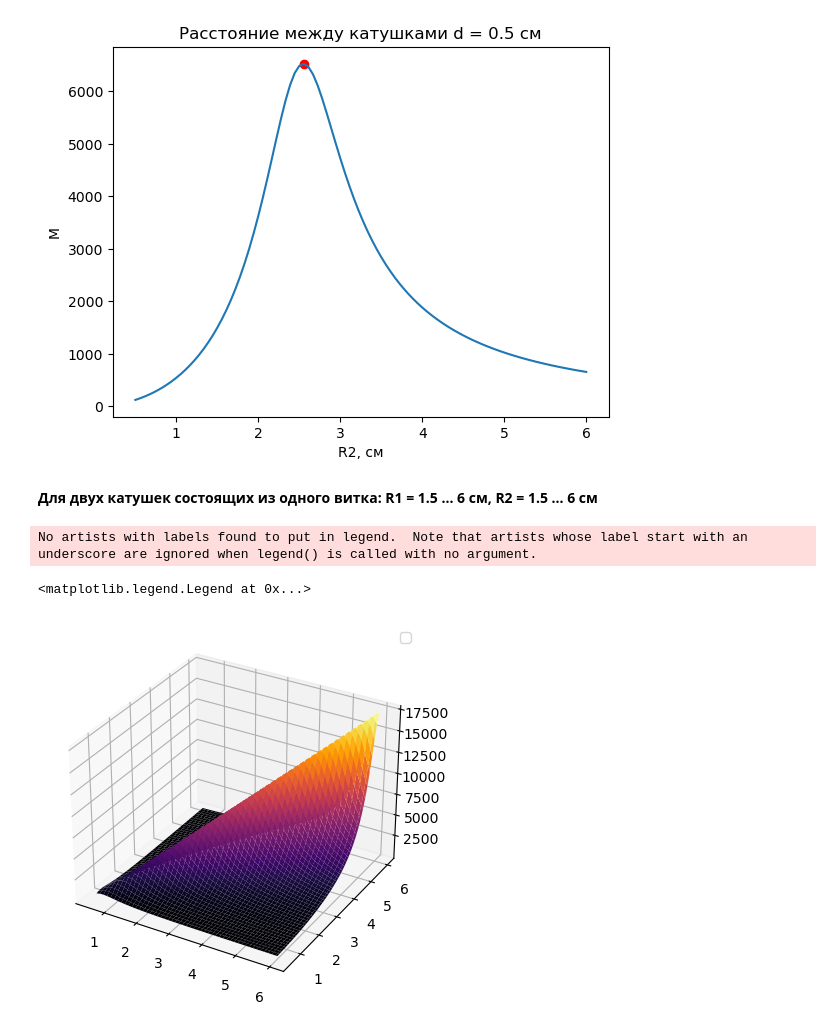
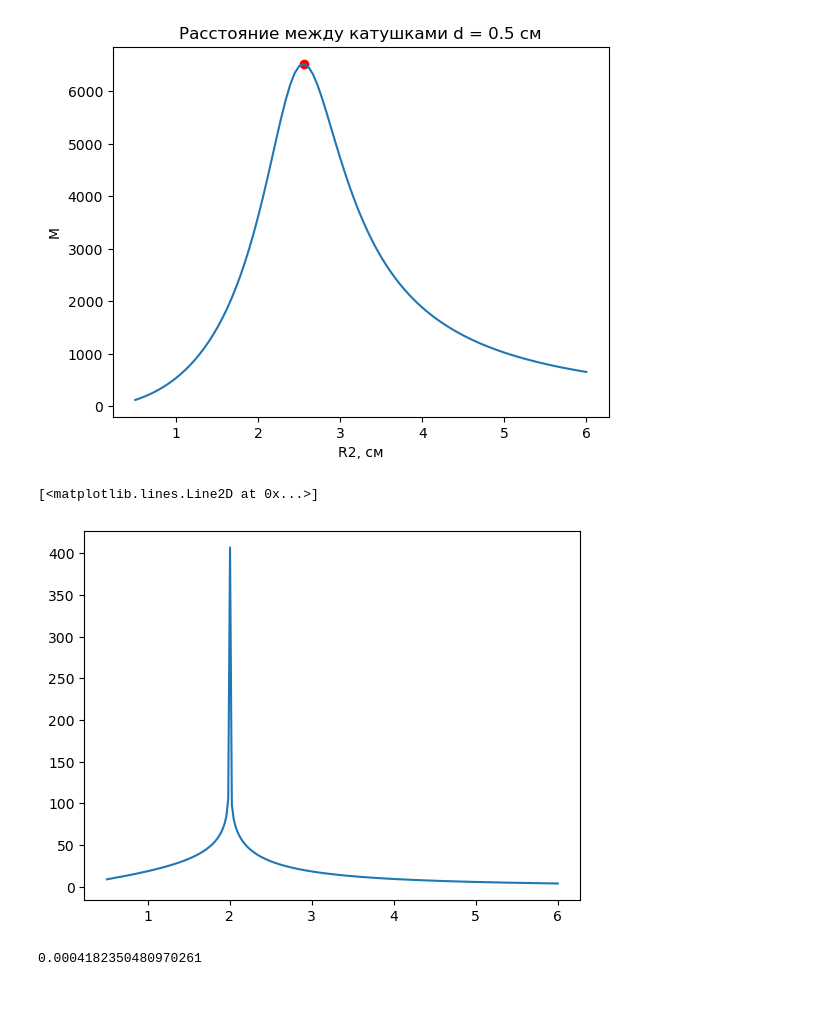
Before and after one commit to AndreyMorozov42/coil-optimization-algorithms, a Jupyter notebook: mutual_inductance_two_coils.ipynb, the cells around one changed output. Saved outputs shown, nothing was run; the diff lists cells and outputs as text; code cells hidden in the pictures; blank space fills up the shorter version.

Commit message:
add calculation mutual inductance

```diff
--- a/mutual_inductance_two_coils.ipynb
+++ b/mutual_inductance_two_coils.ipynb
@@ -83,31 +83,23 @@ plt.ylabel("M")
 plt.show()
 # %% [output]
 [figure]
-# %% [markdown]
-**Для двух катушек состоящих из одного витка: R1 = 1.5 ... 6 см, R2 = 1.5 ... 6 см**
-# %%
-N = 200
-K = 200
-u = 1
-d = 0.5
-M = 0
-df1 = 2 * pi / N
-df2 = 2 * pi / K
-R1 = np.linspace(0.5, 6, 100)
-R1.shape = 100, 1
-R2 = np.linspace(0.5, 6, 100)
-R2.shape = 1, 100
-# %%
-for n in range(N):
-    for k in range(K):
-        M += cos(k * df2 - n * df1) / (R1 ** 2 + R2 ** 2 - 2 * R1 * R2 * cos(n * df1 - k * df2) + d ** 2)
-M *= u * R1 * R2 / (4 * pi)
-# %%
-fig = plt.figure()
-ax = fig.add_subplot(111, projection="3d")
-ax.plot_surface(R1, R2, M, cmap="inferno")
-ax.legend()
-# %% [output]
-No artists with labels found to put in legend.  Note that artists whose label start with an underscore are ignored when legend() is called with no argument.
-<matplotlib.legend.Legend at 0x...>
-[figure, removed]
+# %%
+def mutual_inductance(R2, N=360, K=360,
+                      R1=2, df1 = 2*pi/N, df2=2*pi/K):
+    M = 0
+    for n in range(N):
+        for k in range(K):
+            M += (cos(df2 * k - df1 * n) * df1 * df2) / (R1 ** 2 + R2 ** 2 - 2 * R1 * R2 * cos(df1 * n - df2 * k)) ** 0.5
+    M *= R1 * R2 / (4 * pi)
+    return M
+# %%
+R2 = np.linspace(0.5, 6, 250)
+M = mutual_inductance(R2, R1=2)
+plt.plot(R2, M)
+# %% [output]
+[<matplotlib.lines.Line2D at 0x...>]
+[figure, added]
+# %%
+(R2[np.argmax(M)] - R1) / (R1 + R2[np.argmax(M)])
+# %% [output]
+0.0004182350480970261
```
Also changed, not shown: 1 other file.
